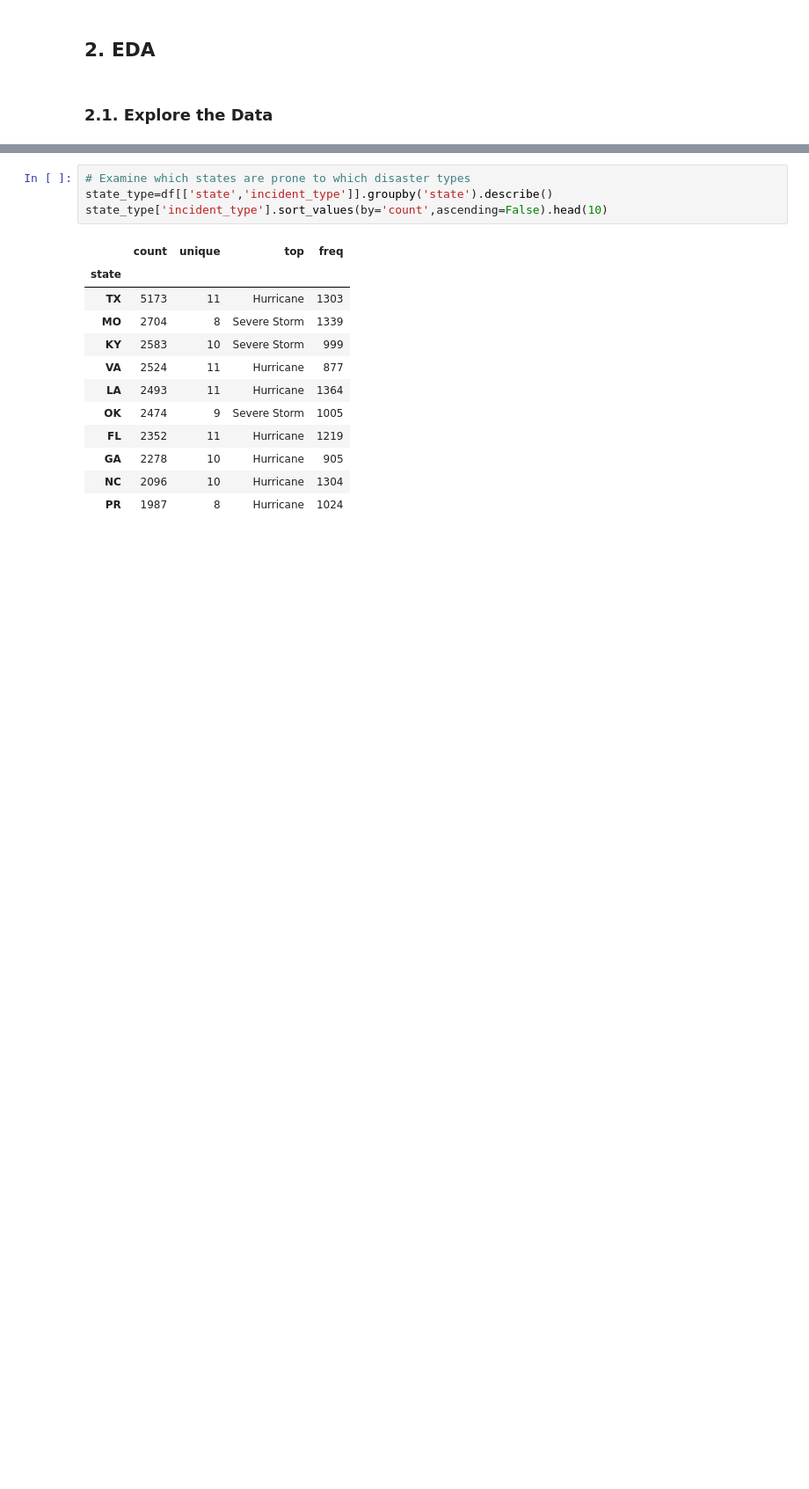
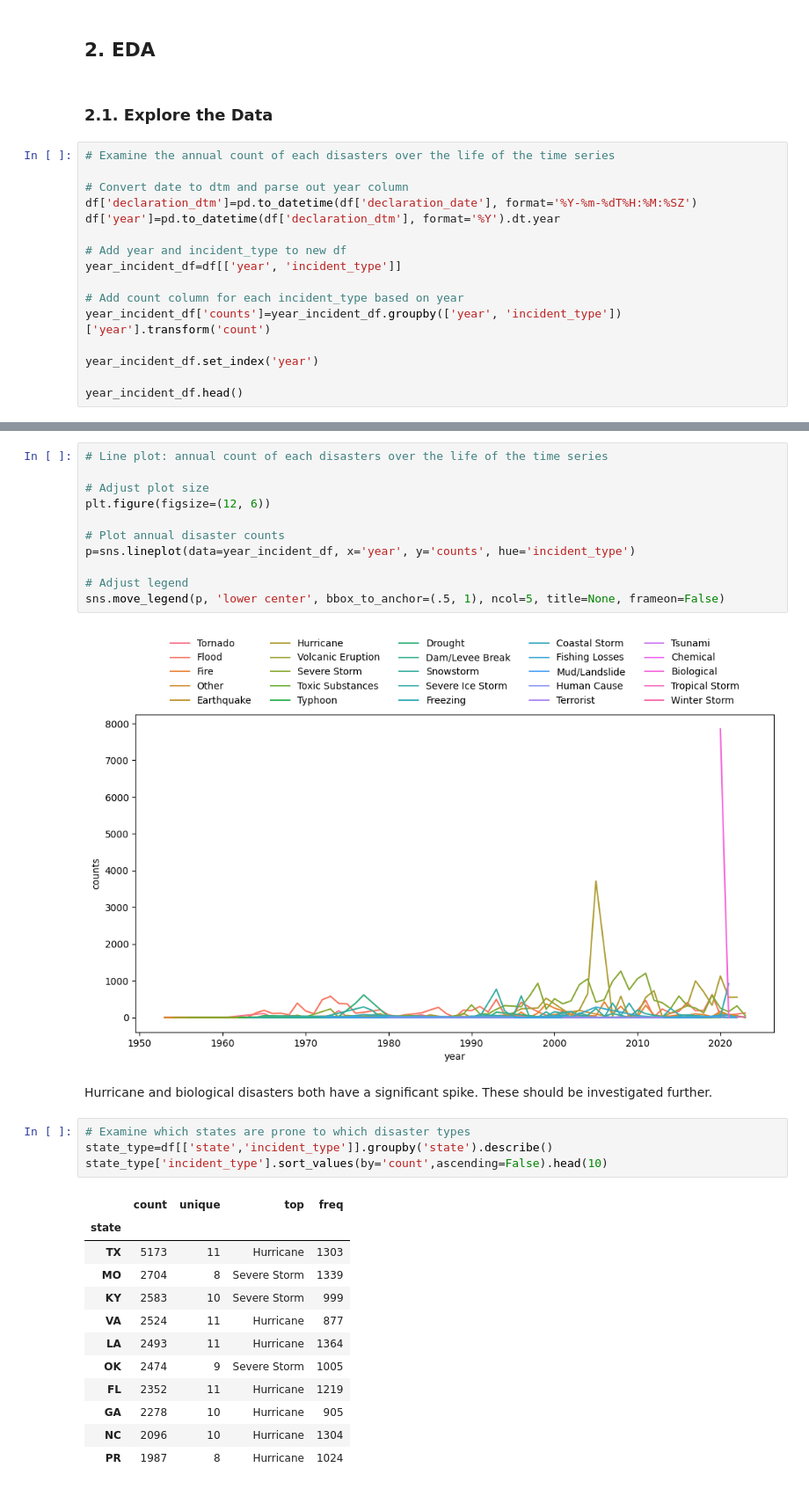
Before and after one commit to helloklow/natural_disasters, a Jupyter notebook: notebooks/low_solution.ipynb, the cells around one changed output, grey strips where cells are left out. Shown at 88% size. Drawn from its saved outputs; the diff is of its cells as text; blank space fills up the shorter version.

Commit message:
add plots

```diff
--- a/notebooks/low_solution.ipynb
+++ b/notebooks/low_solution.ipynb
@@ -172,3 +172,19 @@ resampled_df.head(10)
 ## 2. EDA
 # %% [markdown]
 ### 2.1. Explore the Data
+# %%
+# Examine the annual count of each disasters over the life of the time series
+
+# Convert date to dtm and parse out year column
+df['declaration_dtm']=pd.to_datetime(df['declaration_date'], format='%Y-%m-%dT%H:%M:%SZ')
+df['year']=pd.to_datetime(df['declaration_dtm'], format='%Y').dt.year
+
+# Add year and incident_type to new df
+year_incident_df=df[['year', 'incident_type']]
+
+# Add count column for each incident_type based on year
+year_incident_df['counts']=year_incident_df.groupby(['year', 'incident_type'])['year'].transform('count')
+
+year_incident_df.set_index('year')
+
+year_incident_df.head()
@@ -175,3 +203,18 @@ resampled_df.head(10)
+# %%
+# Line plot: annual count of each disasters over the life of the time series
+
+# Adjust plot size
+plt.figure(figsize=(12, 6))
+
+# Plot annual disaster counts
+p=sns.lineplot(data=year_incident_df, x='year', y='counts', hue='incident_type')
+
+# Adjust legend
+sns.move_legend(p, 'lower center', bbox_to_anchor=(.5, 1), ncol=5, title=None, frameon=False)
+# %% [output]
+[figure, added]
+# %% [markdown]
+Hurricane and biological disasters both have a significant spike. These should be investigated further.
 # %%
 # Examine which states are prone to which disaster types
 state_type=df[['state','incident_type']].groupby('state').describe()
```
Also changed, not shown: parts of 1 cell of this notebook.
